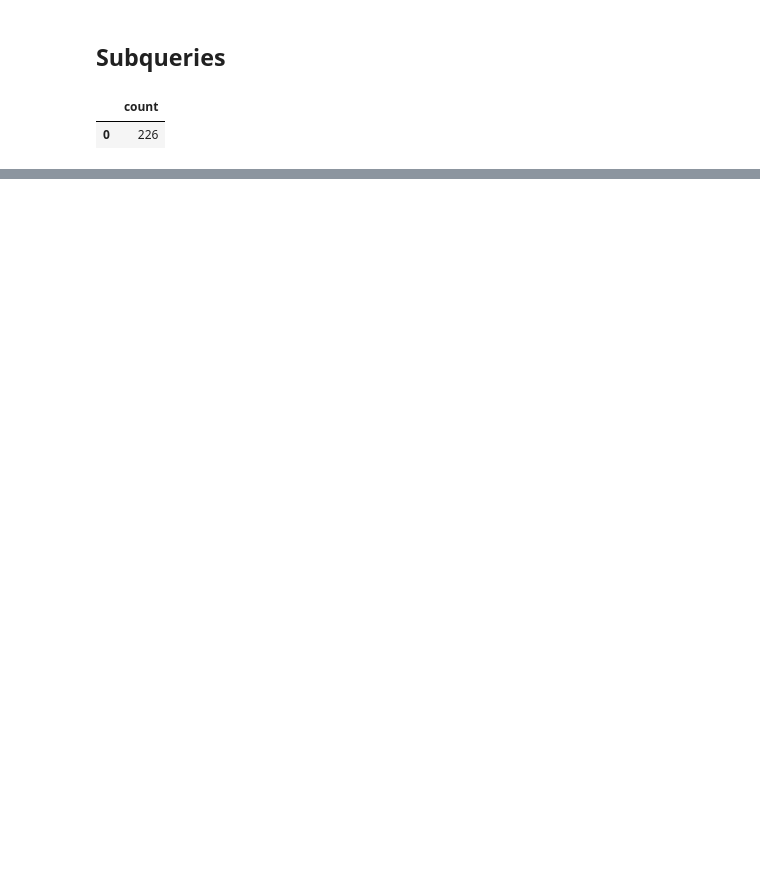
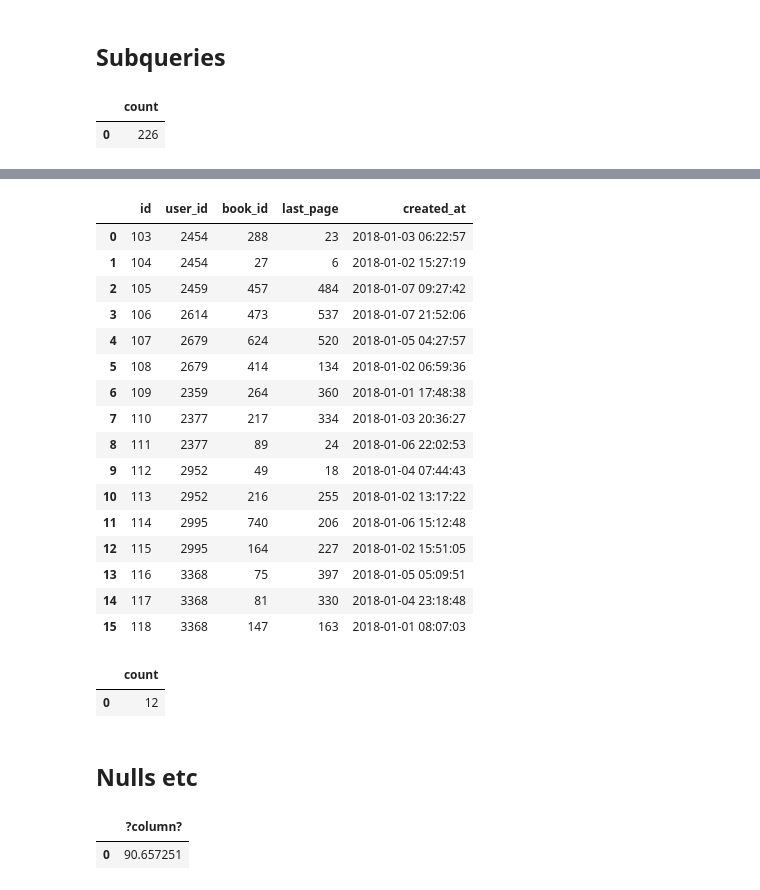
Before and after one commit to ivekhov/sql-kata, a Jupyter notebook: sql_habit/Scripts/1_intro.ipynb, the cells around one changed output, grey strips where cells are left out. Saved outputs shown, nothing was run; the diff lists cells and outputs as text; code cells hidden in the pictures; blank space fills up the shorter version.

```diff
--- a/sql_habit/Scripts/1_intro.ipynb
+++ b/sql_habit/Scripts/1_intro.ipynb
@@ -278,0 +410,53 @@ ORDER BY created_at DESC;
+# %%
+select('''
+       select *
+       from books_users
+       where created_at::date between '2018-01-01' and '2018-01-07'
+       ;''')
+# %% [output]
+|  | id | user_id | book_id | last_page | created_at |
+| 0 | 103 | 2454 | 288 | 23 | 2018-01-03 06:22:57 |
+| 1 | 104 | 2454 | 27 | 6 | 2018-01-02 15:27:19 |
+| 2 | 105 | 2459 | 457 | 484 | 2018-01-07 09:27:42 |
+| 3 | 106 | 2614 | 473 | 537 | 2018-01-07 21:52:06 |
+| 4 | 107 | 2679 | 624 | 520 | 2018-01-05 04:27:57 |
+| 5 | 108 | 2679 | 414 | 134 | 2018-01-02 06:59:36 |
+| 6 | 109 | 2359 | 264 | 360 | 2018-01-01 17:48:38 |
+| 7 | 110 | 2377 | 217 | 334 | 2018-01-03 20:36:27 |
+| 8 | 111 | 2377 | 89 | 24 | 2018-01-06 22:02:53 |
+| 9 | 112 | 2952 | 49 | 18 | 2018-01-04 07:44:43 |
+| 10 | 113 | 2952 | 216 | 255 | 2018-01-02 13:17:22 |
+| 11 | 114 | 2995 | 740 | 206 | 2018-01-06 15:12:48 |
+| 12 | 115 | 2995 | 164 | 227 | 2018-01-02 15:51:05 |
+| 13 | 116 | 3368 | 75 | 397 | 2018-01-05 05:09:51 |
+| 14 | 117 | 3368 | 81 | 330 | 2018-01-04 23:18:48 |
+| 15 | 118 | 3368 | 147 | 163 | 2018-01-01 08:07:03 |
+# %%
+select(
+    '''
+    select  count(*)
+    from books_users
+    where created_at::date between '2018-01-01' and '2018-01-31'
+        and last_page >= 100;
+
+    ''')
+# %% [output]
+|  | count |
+| 0 | 12 |
+# %% [markdown]
+## Nulls etc
+# %%
+select(
+'''
+SELECT
+    100.0 * count(
+        case when age >= 21 then id end
+    ) / count(*)
+
+FROM users
+where country = 'us'
+'''
+)
+# %% [output]
+|  | ?column? |
+| 0 | 90.657251 |
```
Also changed, not shown: parts of 23 cells of this notebook, 1 other file.
